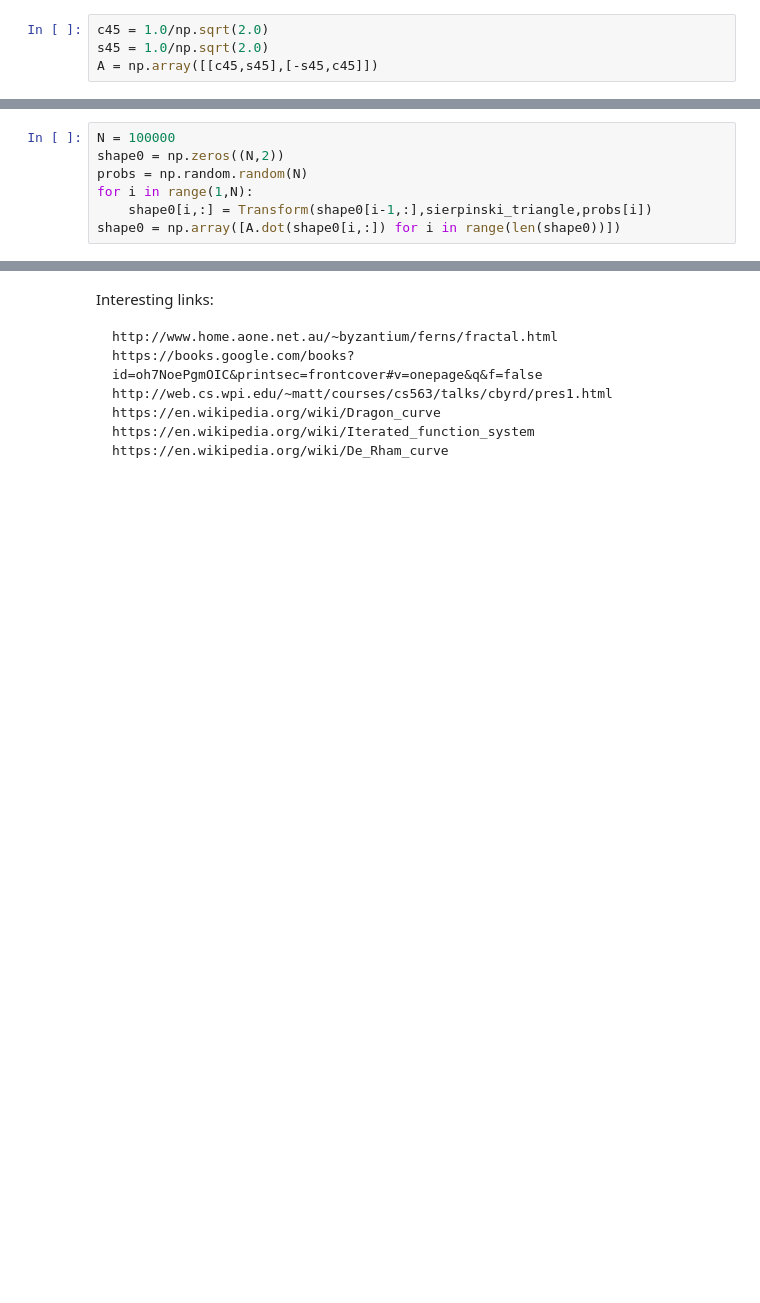
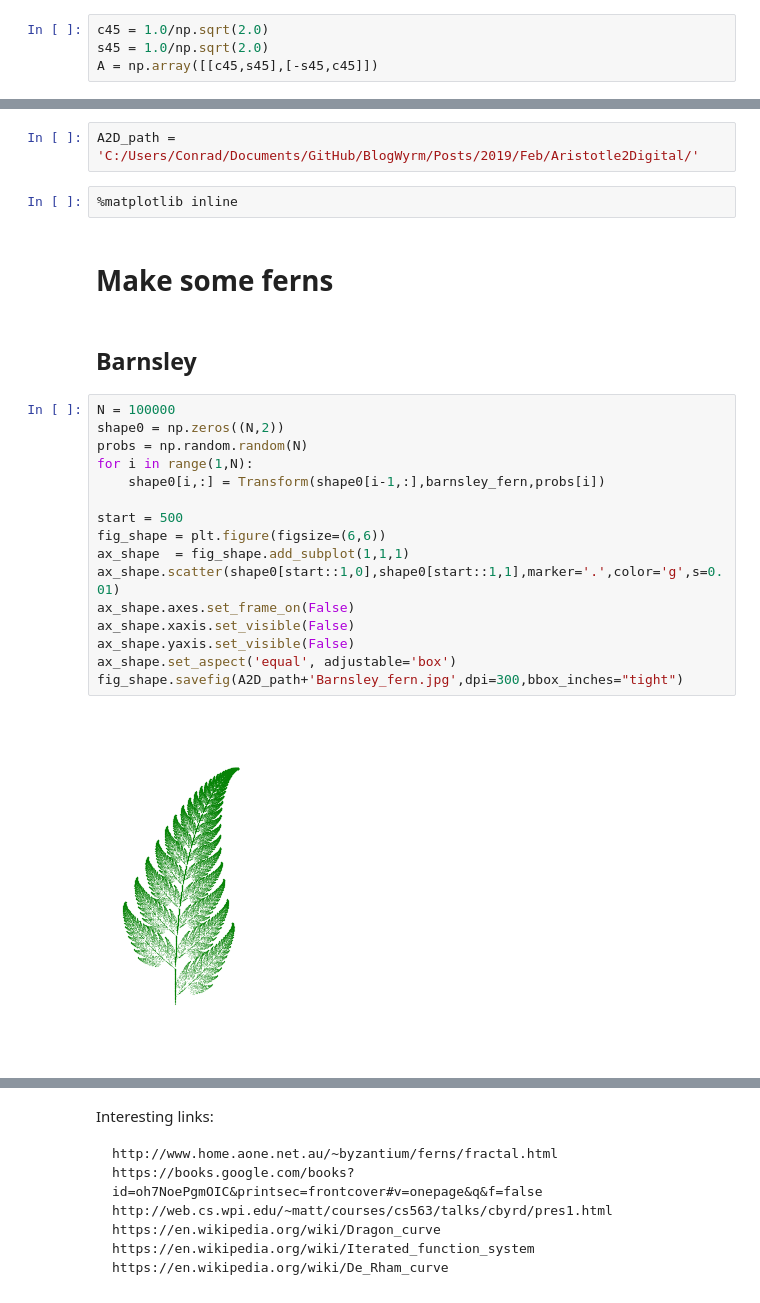
Before and after one commit to gravmath/Projects, a Jupyter notebook: Python/Fractal Fern.ipynb, the cells around one changed output, grey strips where cells are left out. Drawn from its saved outputs; the diff is of its cells as text; blank space fills up the shorter version.

```diff
--- a/Python/Fractal Fern.ipynb
+++ b/Python/Fractal Fern.ipynb
@@ -81,10 +122,29 @@ fractal_bush  = np.array([[0.05,   0,    0,    0, 0.5, 0,  0],
                           [0.45,0.42,-0.42, 0.42,0.42, 0,0.2],
                           [0.85,0.42, 0.42,-0.42,0.42, 0,0.2],
                           [1.00, 0.1,    0,    0, 0.1, 0,0.2]])
+# %%
+A2D_path = 'C:/Users/Conrad/Documents/GitHub/BlogWyrm/Posts/2019/Feb/Aristotle2Digital/'
+# %%
+%matplotlib inline
+# %% [markdown]
+# Make some ferns
+# %% [markdown]
+## Barnsley
 # %%
 N = 100000
 shape0 = np.zeros((N,2))
 probs = np.random.random(N)
 for i in range(1,N):
-    shape0[i,:] = Transform(shape0[i-1,:],sierpinski_triangle,probs[i])
-shape0 = np.array([A.dot(shape0[i,:]) for i in range(len(shape0))])
+    shape0[i,:] = Transform(shape0[i-1,:],barnsley_fern,probs[i])
+
+start = 500
+fig_shape = plt.figure(figsize=(6,6))
+ax_shape  = fig_shape.add_subplot(1,1,1)
+ax_shape.scatter(shape0[start::1,0],shape0[start::1,1],marker='.',color='g',s=0.01)
+ax_shape.axes.set_frame_on(False)
+ax_shape.xaxis.set_visible(False)
+ax_shape.yaxis.set_visible(False)
+ax_shape.set_aspect('equal', adjustable='box')
+fig_shape.savefig(A2D_path+'Barnsley_fern.jpg',dpi=300,bbox_inches="tight")
+# %% [output]
+[figure, added]
```
Also changed, not shown: parts of 26 cells of this notebook, 11 other files.
